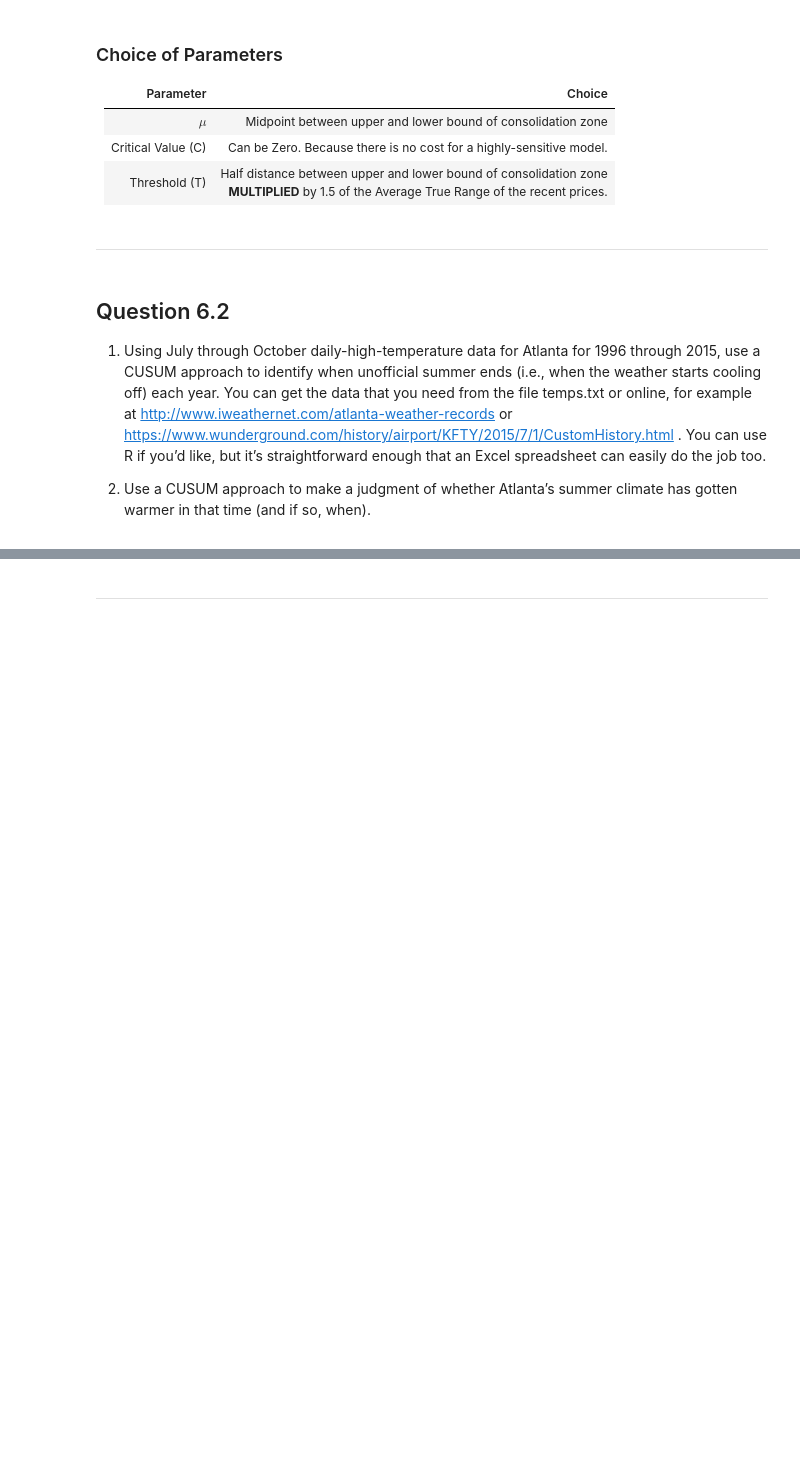
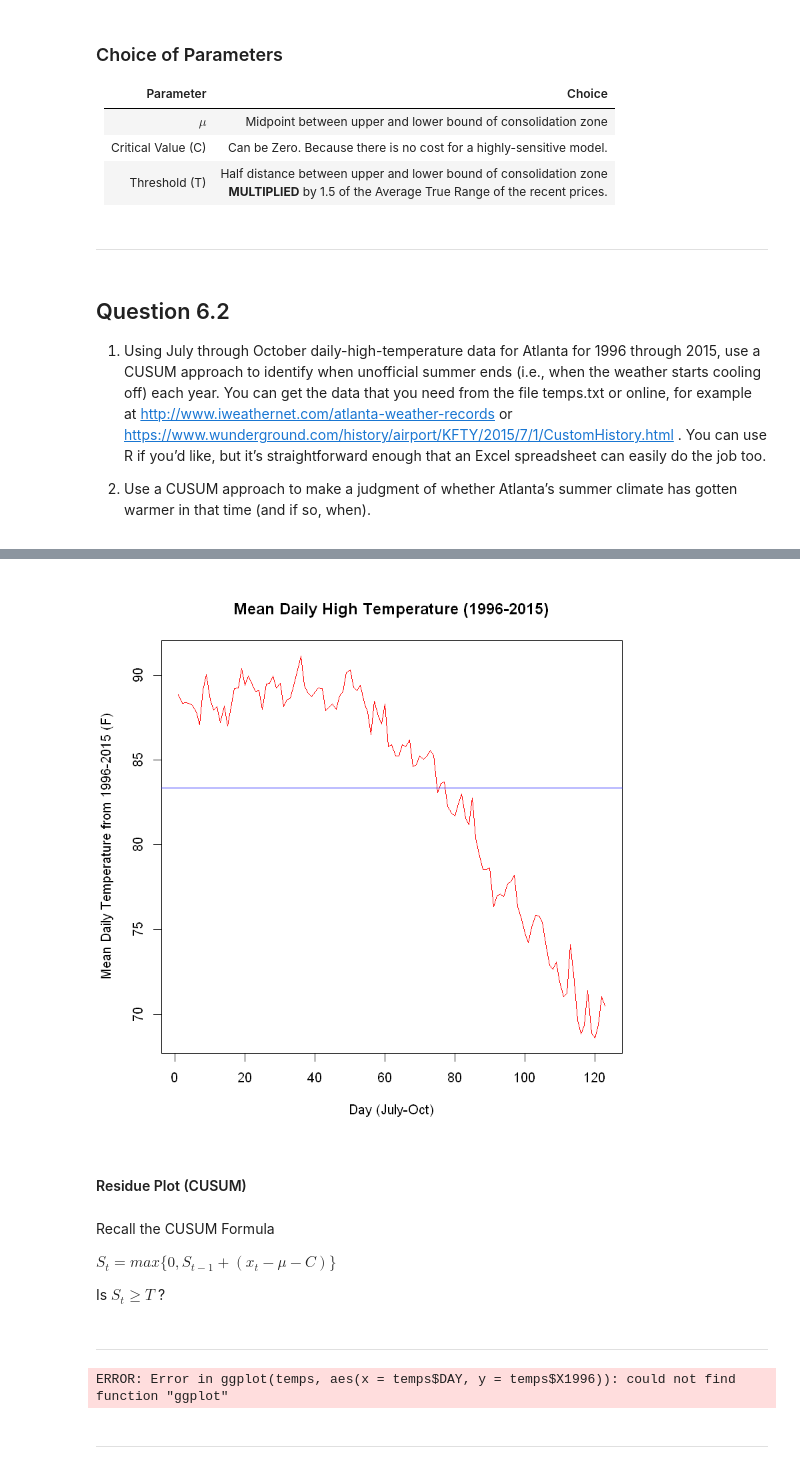
Before and after one commit to joel-quek/Georgia-Tech-OMSA, a Jupyter notebook: GTx - ISYE6501x Introduction to Analytics Modelling/Homework 3/ISYE6501x Homework 3.ipynb, the cells around one changed output, grey strips where cells are left out. Drawn from its saved outputs; the diff is of its cells as text; code cells hidden in the pictures; blank space fills up the shorter version.

```diff
--- a/GTx - ISYE6501x Introduction to Analytics Modelling/Homework 3/ISYE6501x Homework 3.ipynb
+++ b/GTx - ISYE6501x Introduction to Analytics Modelling/Homework 3/ISYE6501x Homework 3.ipynb
@@ -210,0 +252,2 @@ head(temps, 20)
+# %%
+temps$residue <- temps$Mean - temps$Mu
@@ -211,2 +304,28 @@ head(temps, 20)
+# %%
+plot(temps$Mean,type = "l",col = "red", xlab = "Day (July-Oct)", ylab = "Mean Daily Temperature from 1996-2015 (F)", main="Mean Daily High Temperature (1996-2015)")
+
+abline(h=temps$Mu, col="blue")
+
+# lines(temps$X1997,col = "blue")
+# %% [output]
+[figure, added]
+# %% [markdown]
+#### Residue Plot (CUSUM)
+# %% [markdown]
+Recall the CUSUM Formula
+
+$S_t = max{\{0, S_{t-1} + (x_t - \mu - C)\}}$
+
+Is $S_t \geq T$ ?
 # %% [markdown]
 ---
+# %%
+# KIV Till ggplot2 issue settled
+# p <- ggplot(temps, aes(x=temps$DAY, y=temps$X1996)) +
+       geom_line()
+
+# p
+# %% [output]
+ERROR: Error in ggplot(temps, aes(x = temps$DAY, y = temps$X1996)): could not find function "ggplot"
+# %% [markdown]
+---
```
Also changed, not shown: parts of 14 cells of this notebook.
